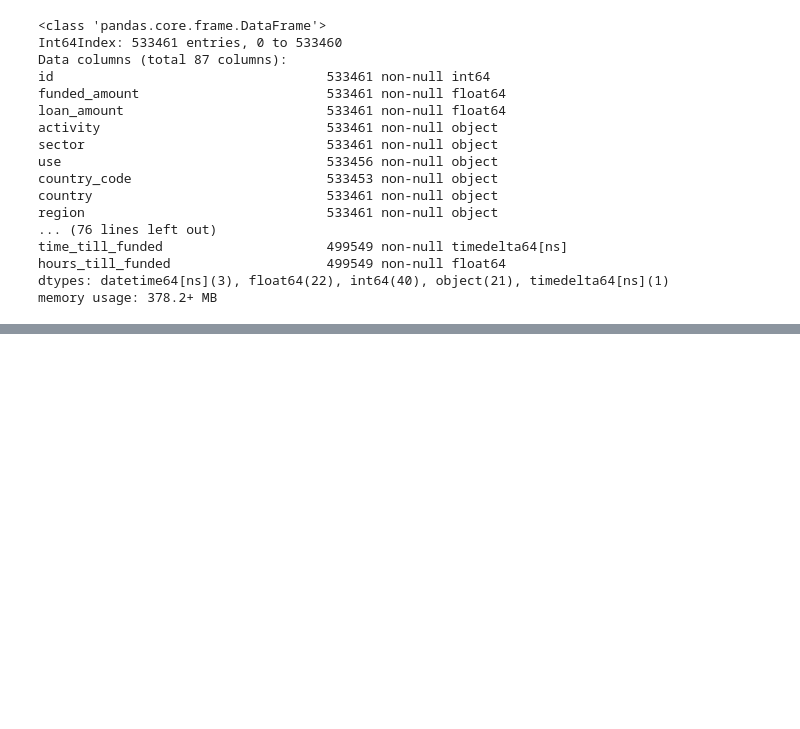
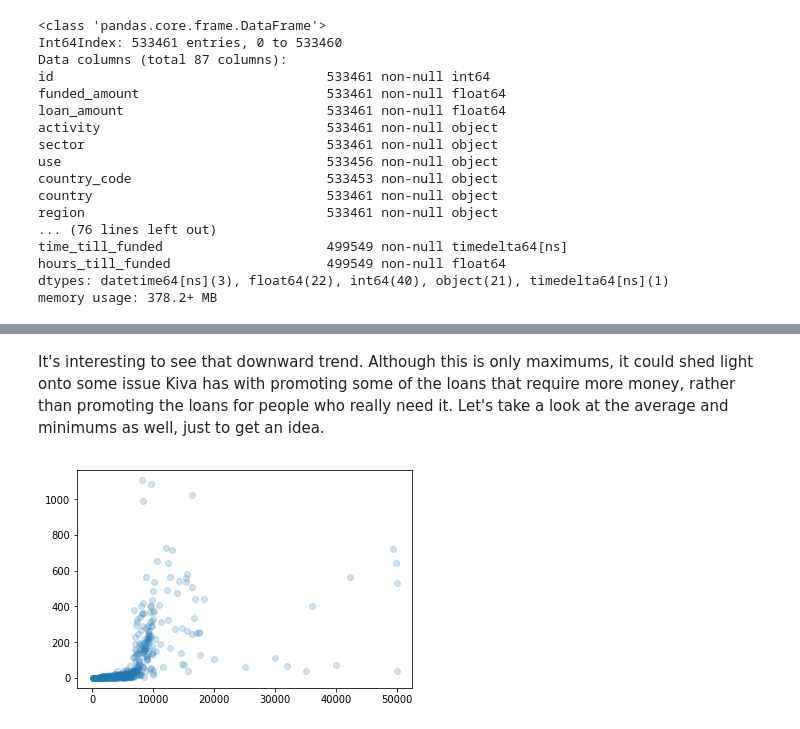
Before and after one commit to JCRaymond/ITCS_4156_FInal, a Jupyter notebook: Data Prep.ipynb, the cells around one changed output, grey strips where cells are left out. Drawn from its saved outputs; the diff is of its cells as text; code cells hidden in the pictures; blank space fills up the shorter version.

```diff
--- a/Data Prep.ipynb
+++ b/Data Prep.ipynb
@@ -1200,0 +1270,11 @@ memory usage: 378.2+ MB
+# %% [markdown]
+It's interesting to see that downward trend. Although this is only maximums, it could shed light onto some issue Kiva has with promoting some of the loans that require more money, rather than promoting the loans for people who really need it. Let's take a look at the average and minimums as well, just to get an idea.
+# %%
+loan_groups = data.groupby('loan_amount')
+mins = loan_groups.min()
+means = loan_groups.mean()
+
+plt.scatter(mins.index, mins['hours_till_funded'], alpha=0.2)
+plt.show()
+# %% [output]
+[figure, added]
```
Also changed, not shown: parts of 27 cells of this notebook.
